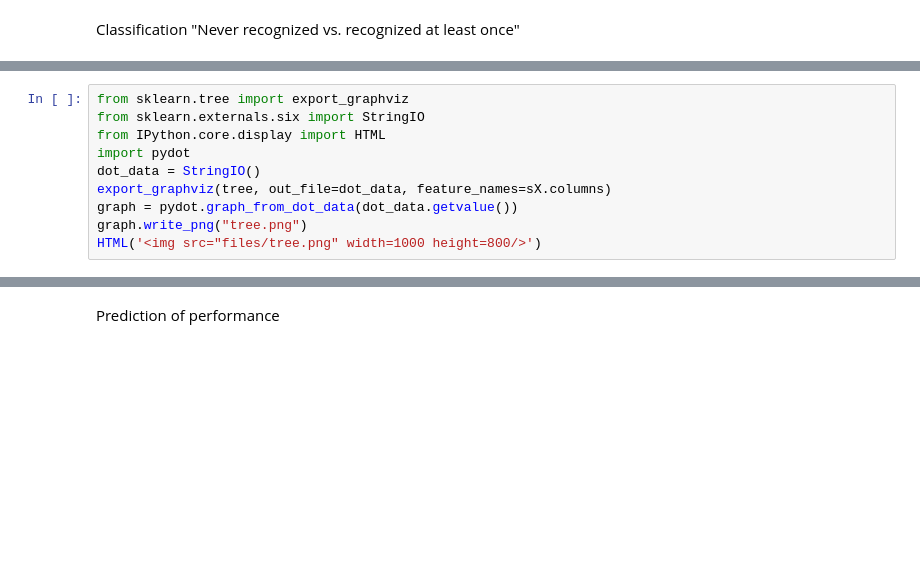
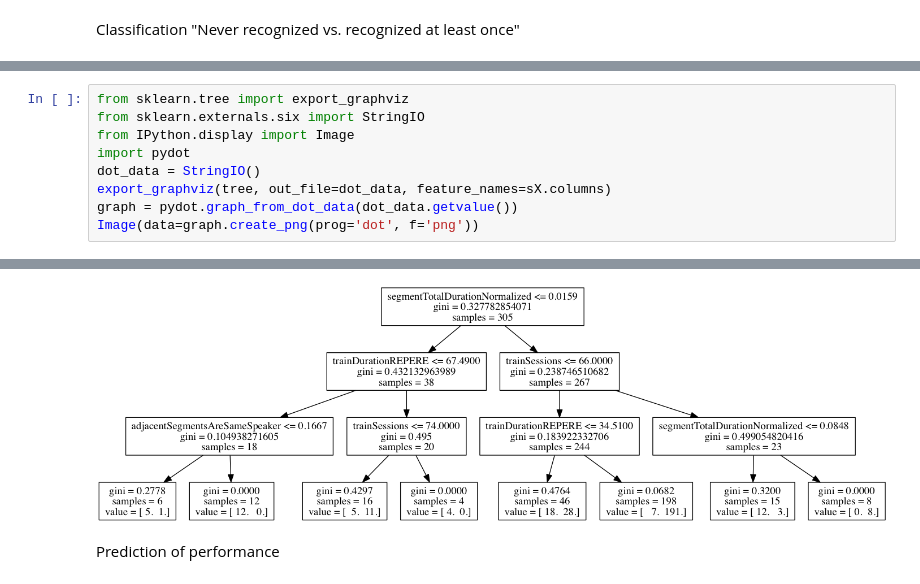
Before and after one commit to RahatNaqvi/repere_error_analysis, a Jupyter notebook: notebooks/prediction decision tree.ipynb, the cells around one changed output, grey strips where cells are left out. Saved outputs shown, nothing was run; the diff lists cells and outputs as text; blank space fills up the shorter version.

```diff
--- a/notebooks/prediction decision tree.ipynb
+++ b/notebooks/prediction decision tree.ipynb
@@ -291,11 +291,10 @@ sorted(list(itertools.izip(sX.columns, tree.feature_importances_)), key=lambda x
 # %%
 from sklearn.tree import export_graphviz
 from sklearn.externals.six import StringIO
-from IPython.core.display import HTML
+from IPython.display import Image
 import pydot
 dot_data = StringIO()
 export_graphviz(tree, out_file=dot_data, feature_names=sX.columns)
 graph = pydot.graph_from_dot_data(dot_data.getvalue())
-graph.write_png("tree.png")
-HTML('<img src="files/tree.png" width=1000 height=800/>')
+Image(data=graph.create_png(prog='dot', f='png'))
 # %% [output]
@@ -303,3 +301,4 @@ HTML('<img src="files/tree.png" width=1000 height=800/>')
+[figure, added]
 # %% [markdown]
 Prediction of performance
 # %%
```
Also changed, not shown: parts of 10 cells of this notebook.
